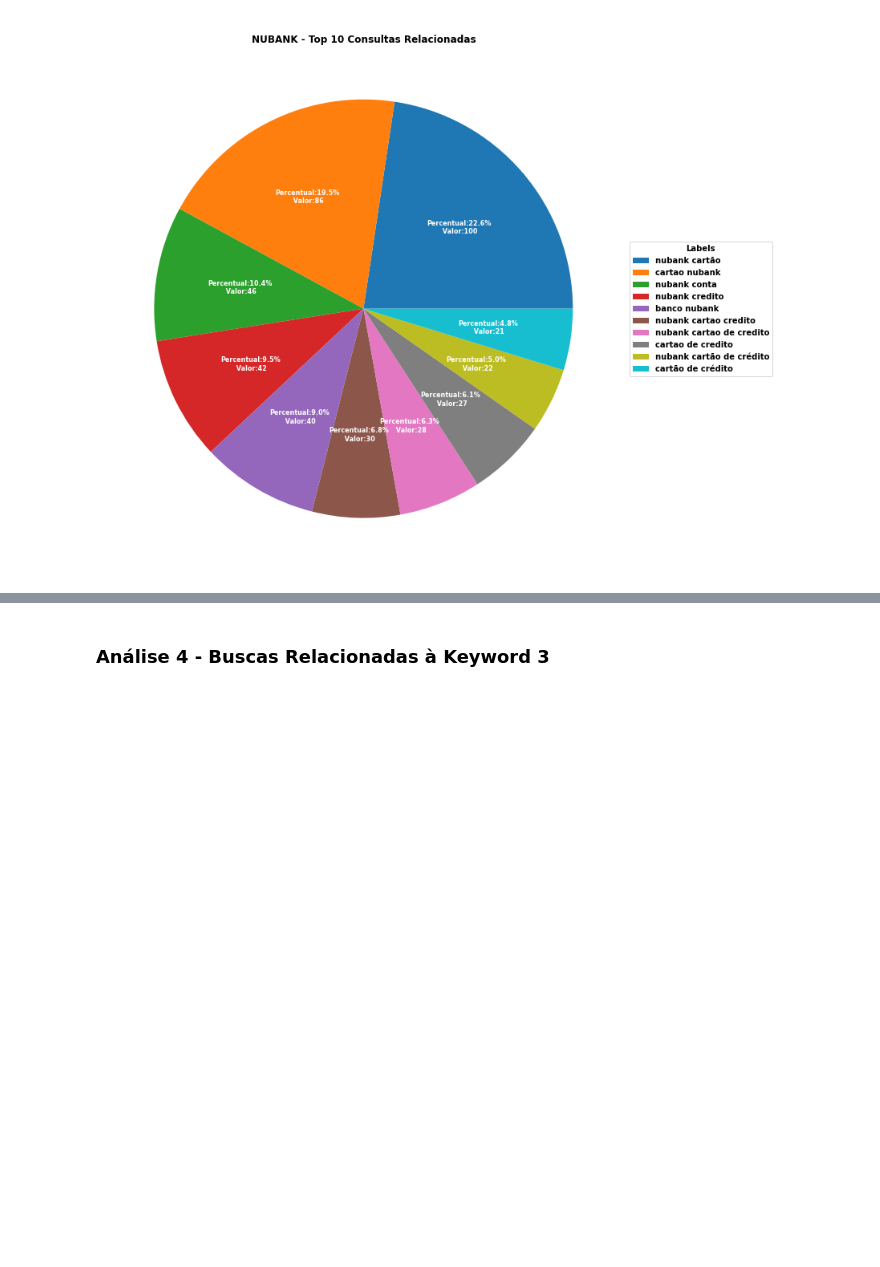
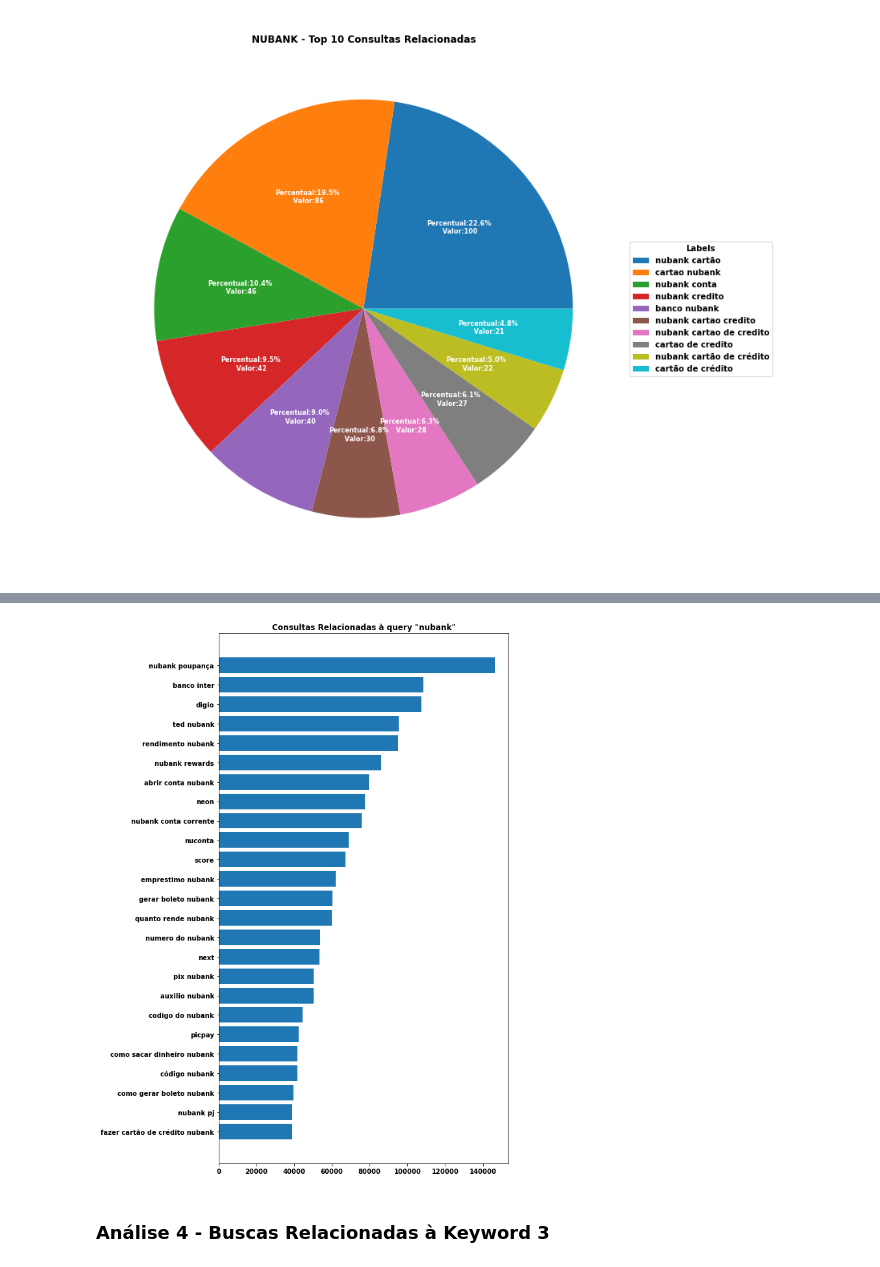
Before and after one commit to leandrofusco/Google_trends, a Jupyter notebook: trends_key_words.ipynb, the cells around one changed output, grey strips where cells are left out. Drawn from its saved outputs; the diff is of its cells as text; code cells hidden in the pictures; blank space fills up the shorter version.

```diff
--- a/trends_key_words.ipynb
+++ b/trends_key_words.ipynb
@@ -452,7 +442,14 @@ SyntaxError: invalid syntax (<ipython-input-47-7106144d6c92>, line 1)
 # %%
 # Vamos verificar qual consulta relacionada teve maior crescimento no período analisado
-keyword_2_rising_search = related_queries_dict['{}'.format(keyword_2)]['rising']
+plt.figure(figsize=(8,15))
+keyword_2_rising_search = related_queries_dict['{}'.format(keyword_2)]['rising'].sort_values(by='value')
 keyword_2_rising_search
+plt.barh(keyword_2_rising_search['query'], keyword_2_rising_search.value)
+plt.title('Consultas Relacionadas à query "nubank"')
+
+plt.show()
+# %% [output]
+[figure, added]
 # %% [markdown]
 ### Análise 4 - Buscas Relacionadas à Keyword 3
 # %%
```
Also changed, not shown: parts of 21 cells of this notebook.
